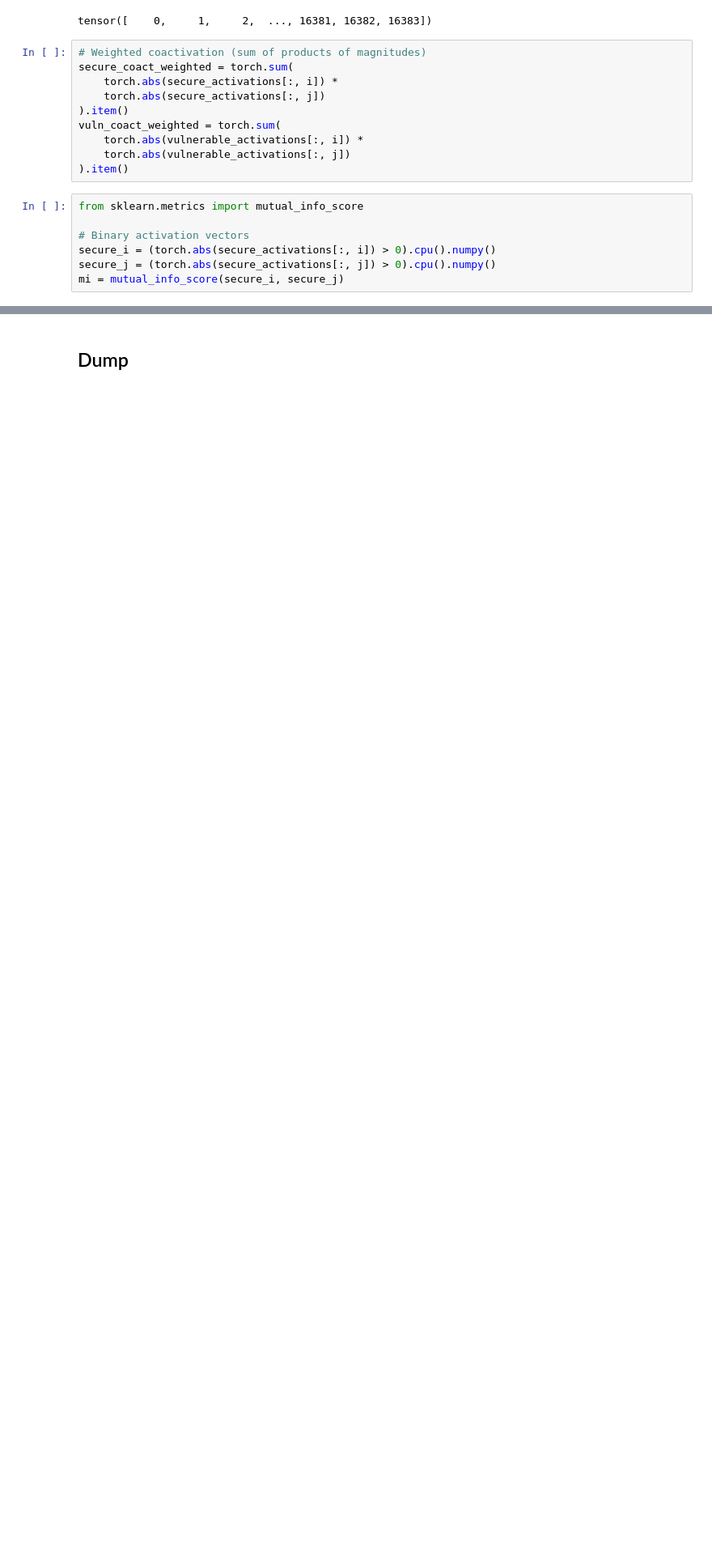
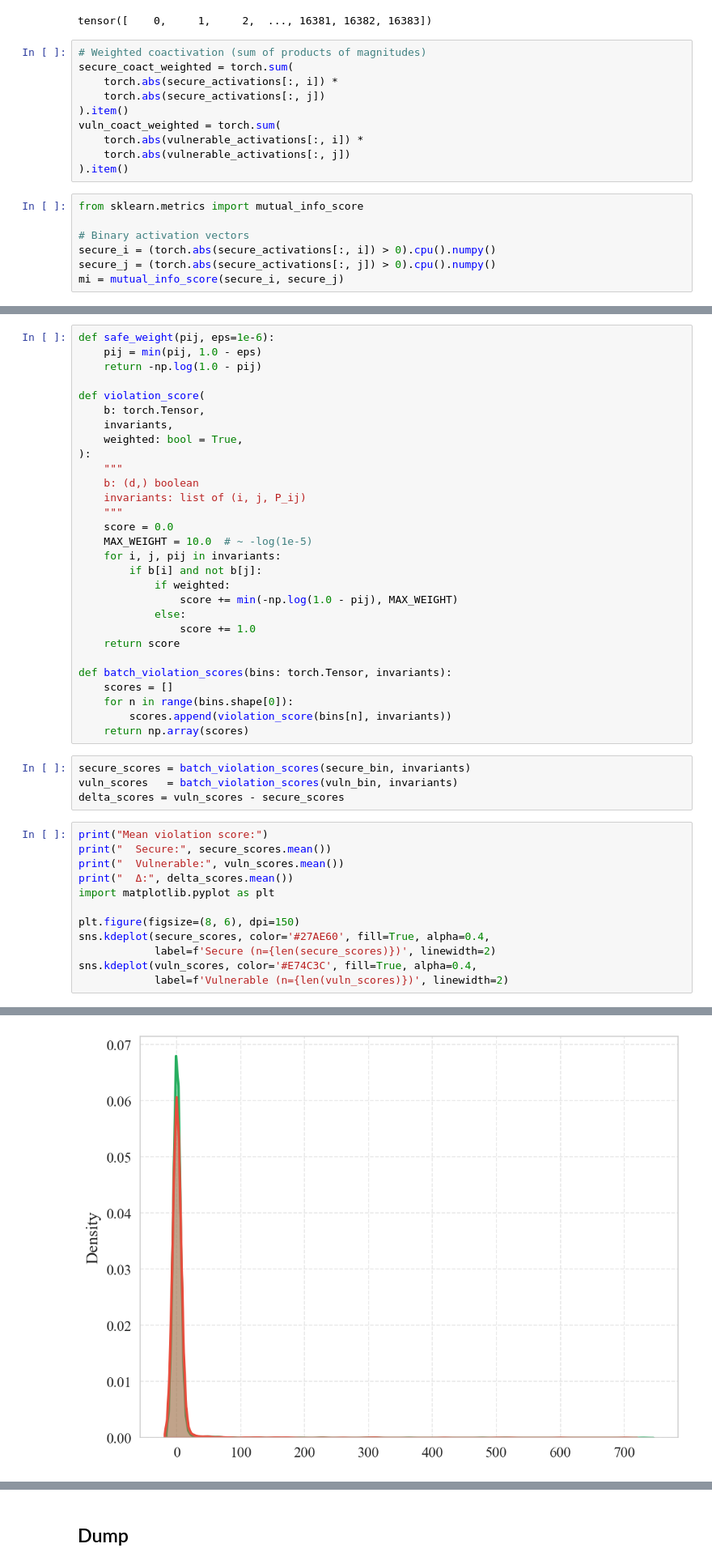
Before and after one commit to rufimelo99/SAE-Java-Bug-Detection, a Jupyter notebook: sae_java_bug/sparse_autoencoders/ideation.ipynb, the cells around one changed output, grey strips where cells are left out. Shown at 81% size. Drawn from its saved outputs; the diff is of its cells as text; blank space fills up the shorter version.

```diff
--- a/sae_java_bug/sparse_autoencoders/ideation.ipynb
+++ b/sae_java_bug/sparse_autoencoders/ideation.ipynb
@@ -1551,0 +1613,46 @@ Top features: [ 7457  3807 13830  3843 14261  9779  2781 13114  1687 10902]
+# %%
+def safe_weight(pij, eps=1e-6):
+    pij = min(pij, 1.0 - eps)
+    return -np.log(1.0 - pij)
+
+def violation_score(
+    b: torch.Tensor,
+    invariants,
+    weighted: bool = True,
+):
+    """
+    b: (d,) boolean
+    invariants: list of (i, j, P_ij)
+    """
+    score = 0.0
+    MAX_WEIGHT = 10.0  # ~ -log(1e-5)
+    for i, j, pij in invariants:
+        if b[i] and not b[j]:
+            if weighted:
+                score += min(-np.log(1.0 - pij), MAX_WEIGHT)
+            else:
+                score += 1.0
+    return score
+
+def batch_violation_scores(bins: torch.Tensor, invariants):
+    scores = []
+    for n in range(bins.shape[0]):
+        scores.append(violation_score(bins[n], invariants))
+    return np.array(scores)
+# %%
+secure_scores = batch_violation_scores(secure_bin, invariants)
+vuln_scores   = batch_violation_scores(vuln_bin, invariants)
+delta_scores = vuln_scores - secure_scores
+# %%
+print("Mean violation score:")
+print("  Secure:", secure_scores.mean())
+print("  Vulnerable:", vuln_scores.mean())
+print("  Δ:", delta_scores.mean())
+import matplotlib.pyplot as plt
+
+plt.figure(figsize=(8, 6), dpi=150)
+sns.kdeplot(secure_scores, color='#27AE60', fill=True, alpha=0.4,
+            label=f'Secure (n={len(secure_scores)})', linewidth=2)
+sns.kdeplot(vuln_scores, color='#E74C3C', fill=True, alpha=0.4,
+            label=f'Vulnerable (n={len(vuln_scores)})', linewidth=2)
+# %% [output]
@@ -1551,0 +1664 @@ Top features: [ 7457  3807 13830  3843 14261  9779  2781 13114  1687 10902]
+[figure, added]
```
Also changed, not shown: parts of 21 cells of this notebook.
